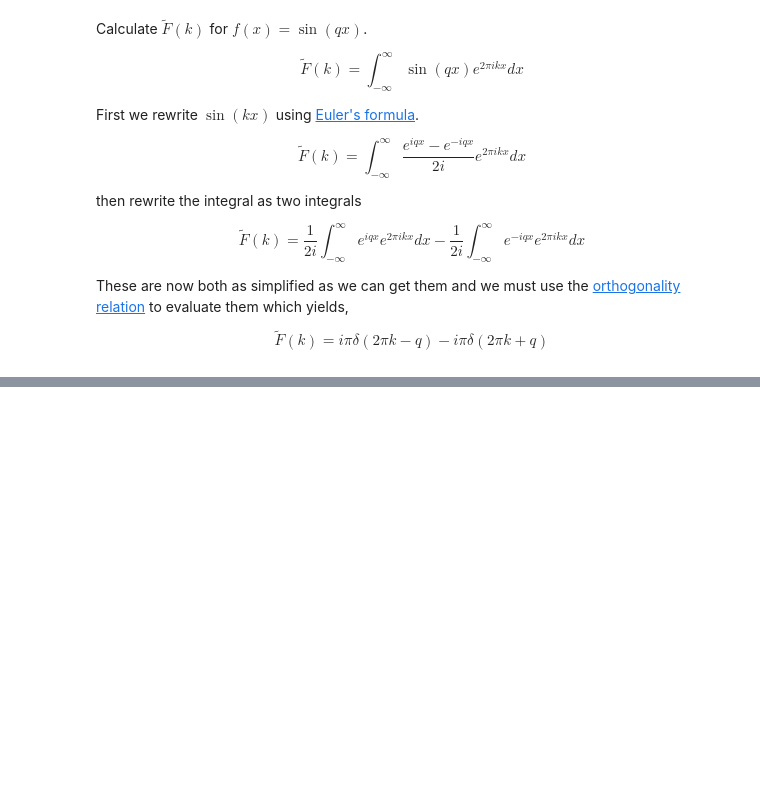
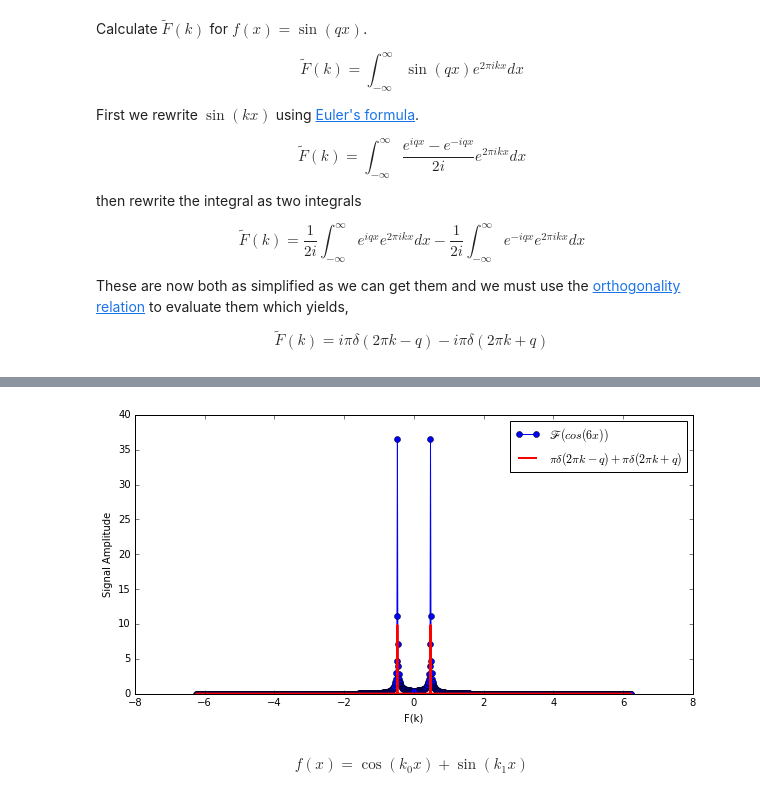
Before and after one commit to McMorranLab/McMorran-group-tutorials, a Jupyter notebook: Notebooks/FFT.ipynb, the cells around one changed output, grey strips where cells are left out. Drawn from its saved outputs; the diff is of its cells as text; code cells hidden in the pictures; blank space fills up the shorter version.

```diff
--- a/Notebooks/FFT.ipynb
+++ b/Notebooks/FFT.ipynb
@@ -95,0 +136,14 @@ $$f(x)=\exp{\left(-a|x-x_0|\right)}$$
+# %%
+plt.figure(figsize=(10,5))
+x = np.linspace(-40,40,1000)
+k = np.fft.fftfreq(len(x), d=(x[1]-x[0]))
+plt.plot(k, np.abs((x[1]-x[0])*np.fft.fft((f(x,a)))), "o-", label = "$\mathscr{F}(cos(6x))$")
+plt.plot(k, F(k, a), 'r', lw=2, label = "$\pi\delta(2\pi k-q)+\pi\delta(2\pi k+q)$")
+plt.ylabel("Signal Amplitude")
+plt.xlabel("F(k)")
+plt.legend()
+plt.show()
+# %% [output]
+[figure, added]
+# %% [markdown]
+$$f(x) = \cos(k_0 x) + \sin(k_1 x)$$
```
Also changed, not shown: parts of 23 cells of this notebook, 2 other files.
